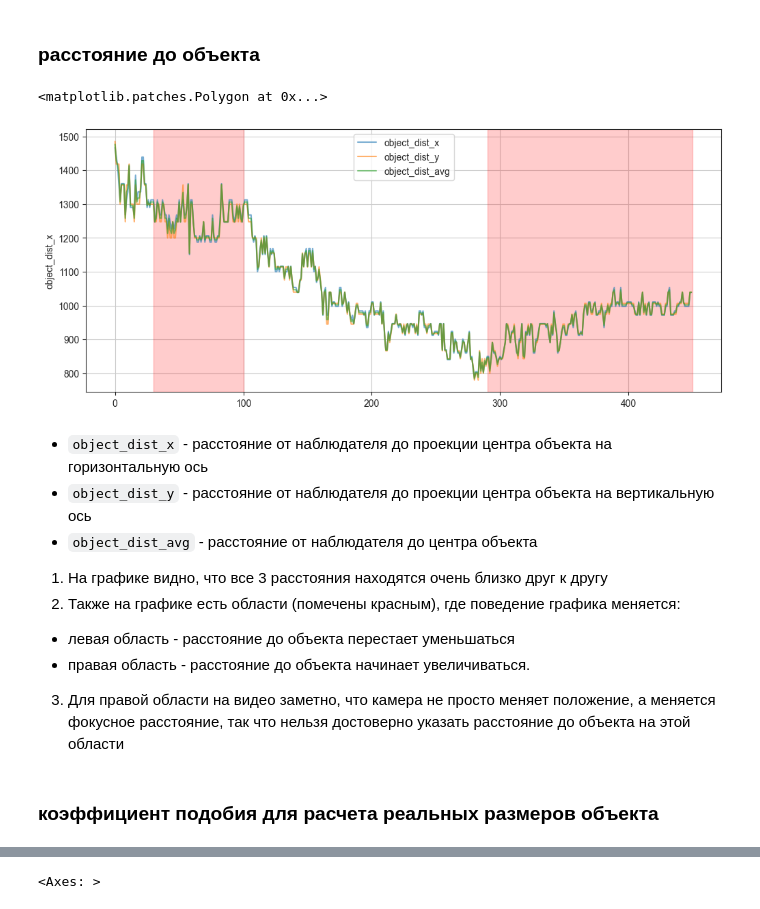
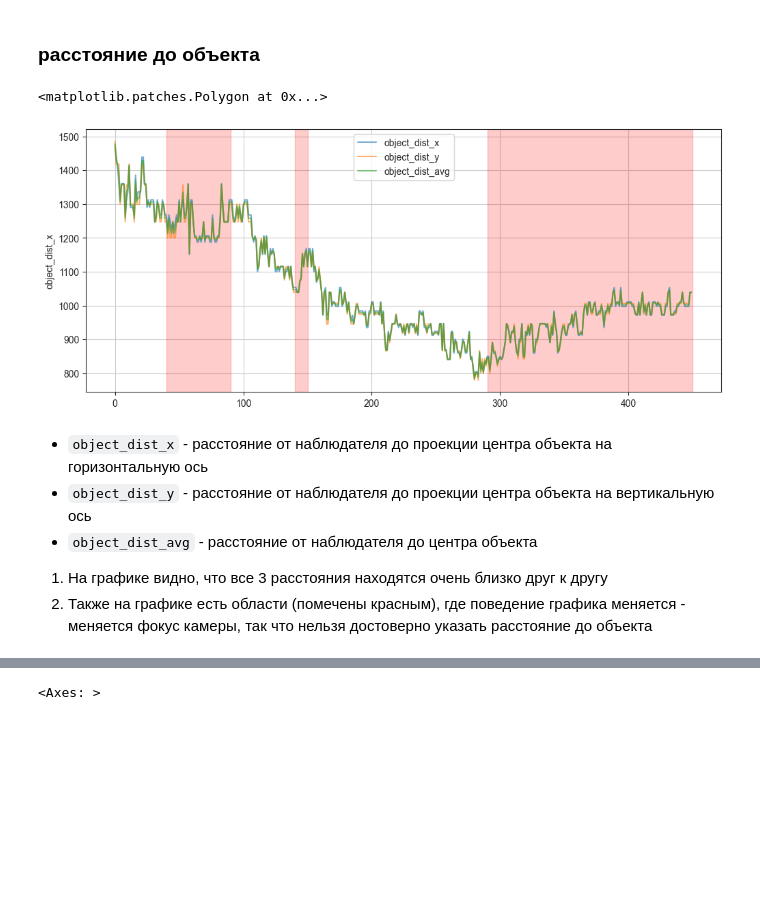
Before and after one commit to alexj-smolin/ds-school-project, a Jupyter notebook: notebooks/metrics.ipynb, the cells around one changed output, grey strips where cells are left out. Cells and saved outputs as stored; diff of their text form; code cells hidden in the pictures; blank space fills up the shorter version.

```diff
--- a/notebooks/EDA.ipynb
+++ b/notebooks/metrics.ipynb
@@ -43,7 +75,7 @@ def iou(a, b):
 # %% [markdown]
 ![image.png](attachment:image.png)
 # %%
-plane_id = "db2eebb3b1a247028f4fdbd5cdacade7"
+plane_id = "dafae00babb9456984566872c2d97be4"
 plane_params = client.get_run(plane_id).data.params
 plane_params
 # %% [output]
@@ -101,27 +111,23 @@ sns.lineplot(center_shift_y, label="center_shift_y")
 # %% [markdown]
 ### расстояние до объекта
 # %%
-object_dist_x = load_metric(plane_id, "object_dist_x", fill_missing=None)
-object_dist_y = load_metric(plane_id, "object_dist_y", fill_missing=None)
-object_dist_avg = load_metric(plane_id, "object_dist_avg", fill_missing=None)
+object_dist_x = load_metric(plane_id, "object_dist_x")
+object_dist_y = load_metric(plane_id, "object_dist_y")
+object_dist_avg = load_metric(plane_id, "object_dist_avg")
 
 sns.lineplot(object_dist_x, alpha=0.6, label="object_dist_x")
 sns.lineplot(object_dist_y, alpha=0.6, label="object_dist_y")
 sns.lineplot(object_dist_avg, alpha=0.6, label="object_dist_avg")
-plt.axvspan(30, 100, alpha=0.2, color='red')
+plt.axvspan(40, 90, alpha=0.2, color='red')
+plt.axvspan(140, 150, alpha=0.2, color='red')
 plt.axvspan(290, 450, alpha=0.2, color='red')
 # %% [output]
 <matplotlib.patches.Polygon at 0x...>
-[figure, old version]
+[figure, new version]
 # %% [markdown]
 * `object_dist_x` - расстояние от наблюдателя до проекции центра объекта на горизонтальную ось
 * `object_dist_y` - расстояние от наблюдателя до проекции центра объекта на вертикальную ось
 * `object_dist_avg` - расстояние от наблюдателя до центра объекта
 
 1. На графике видно, что все 3 расстояния находятся очень близко друг к другу
-2. Также на графике есть области (помечены красным), где поведение графика меняется:
-  * левая область - расстояние до объекта перестает уменьшаться
-  * правая область - расстояние до объекта начинает увеличиваться.
-3. Для правой области на видео заметно, что камера не просто меняет положение, а меняется фокусное расстояние, так что нельзя достоверно указать расстояние до объекта на этой области
+2. Также на графике есть области (помечены красным), где поведение графика меняется - меняется фокус камеры, так что нельзя достоверно указать расстояние до объекта
-# %% [markdown]
-### коэффициент подобия для расчета реальных размеров объекта
```
Also changed, not shown: parts of 58 cells of this notebook, 15 other files.
